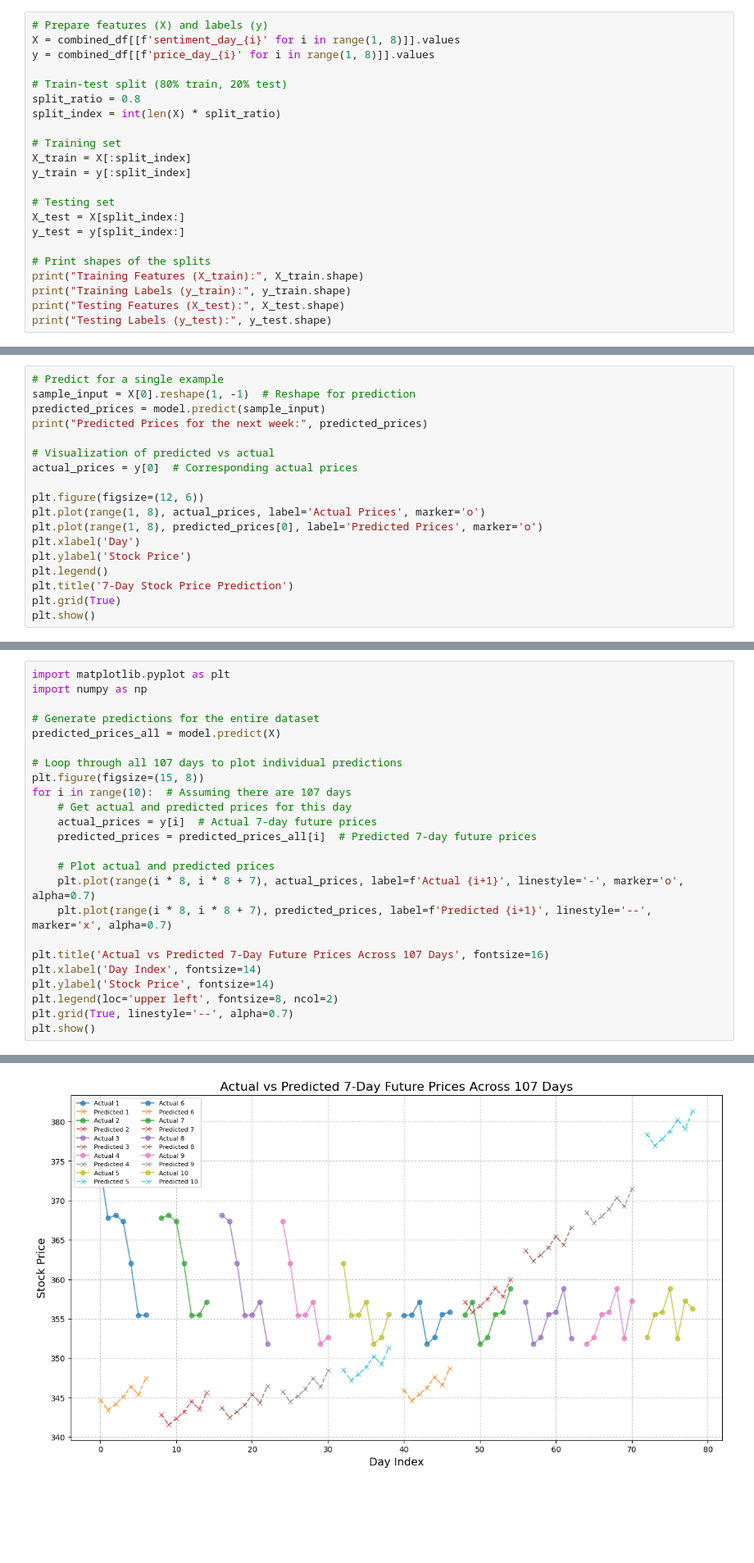
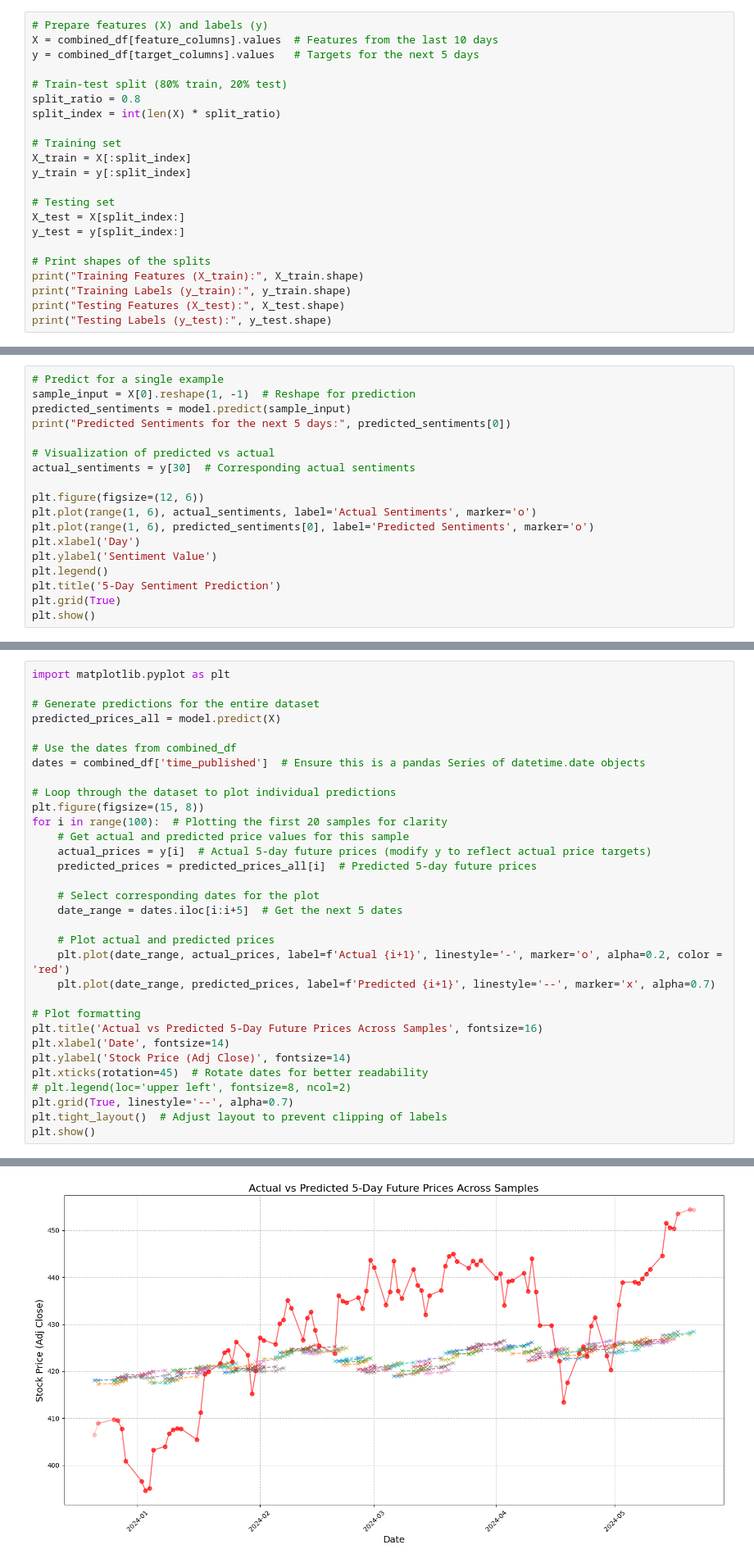
Before and after one commit to declanyg/CS506_Final_Project, a Jupyter notebook: process_future_data.ipynb, the cells around one changed output, grey strips where cells are left out. Shown: that part at 82% size. Saved outputs shown, nothing was run; the diff lists cells and outputs as text; blank space fills up the shorter version.

Commit message:
process future data

```diff
--- a/process_future_data.ipynb
+++ b/process_future_data.ipynb
@@ -152,7 +142,7 @@ Labels (y): (102, 7)
 # %%
 # Prepare features (X) and labels (y)
-X = combined_df[[f'sentiment_day_{i}' for i in range(1, 8)]].values
-y = combined_df[[f'price_day_{i}' for i in range(1, 8)]].values
+X = combined_df[feature_columns].values  # Features from the last 10 days
+y = combined_df[target_columns].values   # Targets for the next 5 days
 
 # Train-test split (80% train, 20% test)
 split_ratio = 0.8
@@ -252,19 +239,19 @@ R-squared (R^2): -55.4489974731188
 # %%
 # Predict for a single example
 sample_input = X[0].reshape(1, -1)  # Reshape for prediction
-predicted_prices = model.predict(sample_input)
-print("Predicted Prices for the next week:", predicted_prices)
+predicted_sentiments = model.predict(sample_input)
+print("Predicted Sentiments for the next 5 days:", predicted_sentiments[0])
 
 # Visualization of predicted vs actual
-actual_prices = y[0]  # Corresponding actual prices
+actual_sentiments = y[30]  # Corresponding actual sentiments
 
 plt.figure(figsize=(12, 6))
-plt.plot(range(1, 8), actual_prices, label='Actual Prices', marker='o')
-plt.plot(range(1, 8), predicted_prices[0], label='Predicted Prices', marker='o')
+plt.plot(range(1, 6), actual_sentiments, label='Actual Sentiments', marker='o')
+plt.plot(range(1, 6), predicted_sentiments[0], label='Predicted Sentiments', marker='o')
 plt.xlabel('Day')
-plt.ylabel('Stock Price')
+plt.ylabel('Sentiment Value')
 plt.legend()
-plt.title('7-Day Stock Price Prediction')
+plt.title('5-Day Sentiment Prediction')
 plt.grid(True)
 plt.show()
 # %% [output]
@@ -274,25 +261,33 @@ Predicted Prices for the next week: [[344.72357 343.44714 344.18765 345.09424 34
 # %%
 import matplotlib.pyplot as plt
-import numpy as np
 
 # Generate predictions for the entire dataset
 predicted_prices_all = model.predict(X)
 
-# Loop through all 107 days to plot individual predictions
+# Use the dates from combined_df
+dates = combined_df['time_published']  # Ensure this is a pandas Series of datetime.date objects
+
+# Loop through the dataset to plot individual predictions
 plt.figure(figsize=(15, 8))
-for i in range(10):  # Assuming there are 107 days
-    # Get actual and predicted prices for this day
-    actual_prices = y[i]  # Actual 7-day future prices
-    predicted_prices = predicted_prices_all[i]  # Predicted 7-day future prices
+for i in range(100):  # Plotting the first 20 samples for clarity
+    # Get actual and predicted price values for this sample
+    actual_prices = y[i]  # Actual 5-day future prices (modify y to reflect actual price targets)
+    predicted_prices = predicted_prices_all[i]  # Predicted 5-day future prices
+
+    # Select corresponding dates for the plot
+    date_range = dates.iloc[i:i+5]  # Get the next 5 dates
 
     # Plot actual and predicted prices
-    plt.plot(range(i * 8, i * 8 + 7), actual_prices, label=f'Actual {i+1}', linestyle='-', marker='o', alpha=0.7)
-    plt.plot(range(i * 8, i * 8 + 7), predicted_prices, label=f'Predicted {i+1}', linestyle='--', marker='x', alpha=0.7)
+    plt.plot(date_range, actual_prices, label=f'Actual {i+1}', linestyle='-', marker='o', alpha=0.2, color = 'red')
+    plt.plot(date_range, predicted_prices, label=f'Predicted {i+1}', linestyle='--', marker='x', alpha=0.7)
 
-plt.title('Actual vs Predicted 7-Day Future Prices Across 107 Days', fontsize=16)
-plt.xlabel('Day Index', fontsize=14)
-plt.ylabel('Stock Price', fontsize=14)
-plt.legend(loc='upper left', fontsize=8, ncol=2)
+# Plot formatting
+plt.title('Actual vs Predicted 5-Day Future Prices Across Samples', fontsize=16)
+plt.xlabel('Date', fontsize=14)
+plt.ylabel('Stock Price (Adj Close)', fontsize=14)
+plt.xticks(rotation=45)  # Rotate dates for better readability
+# plt.legend(loc='upper left', fontsize=8, ncol=2)
 plt.grid(True, linestyle='--', alpha=0.7)
+plt.tight_layout()  # Adjust layout to prevent clipping of labels
 plt.show()
 # %% [output]
@@ -300 +295 @@ plt.show()
-[figure, old version]
+[figure, new version]
```
Also changed, not shown: parts of 18 cells of this notebook.
